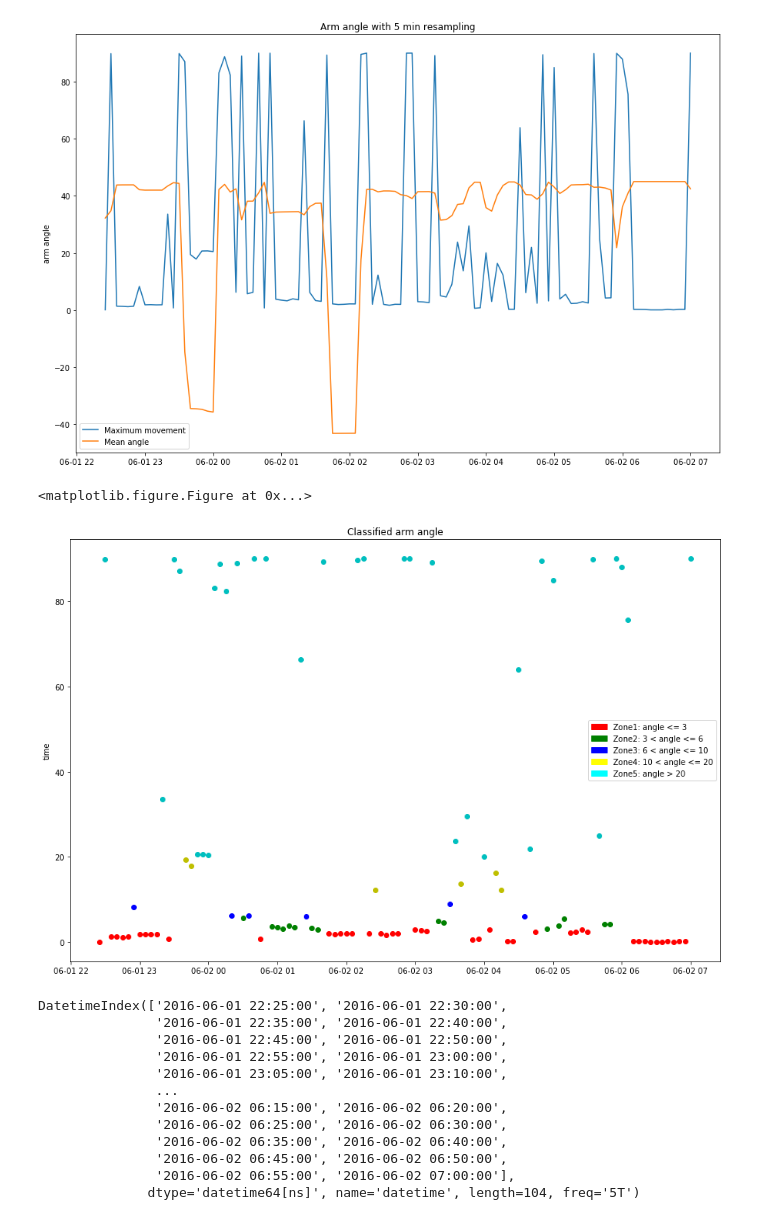
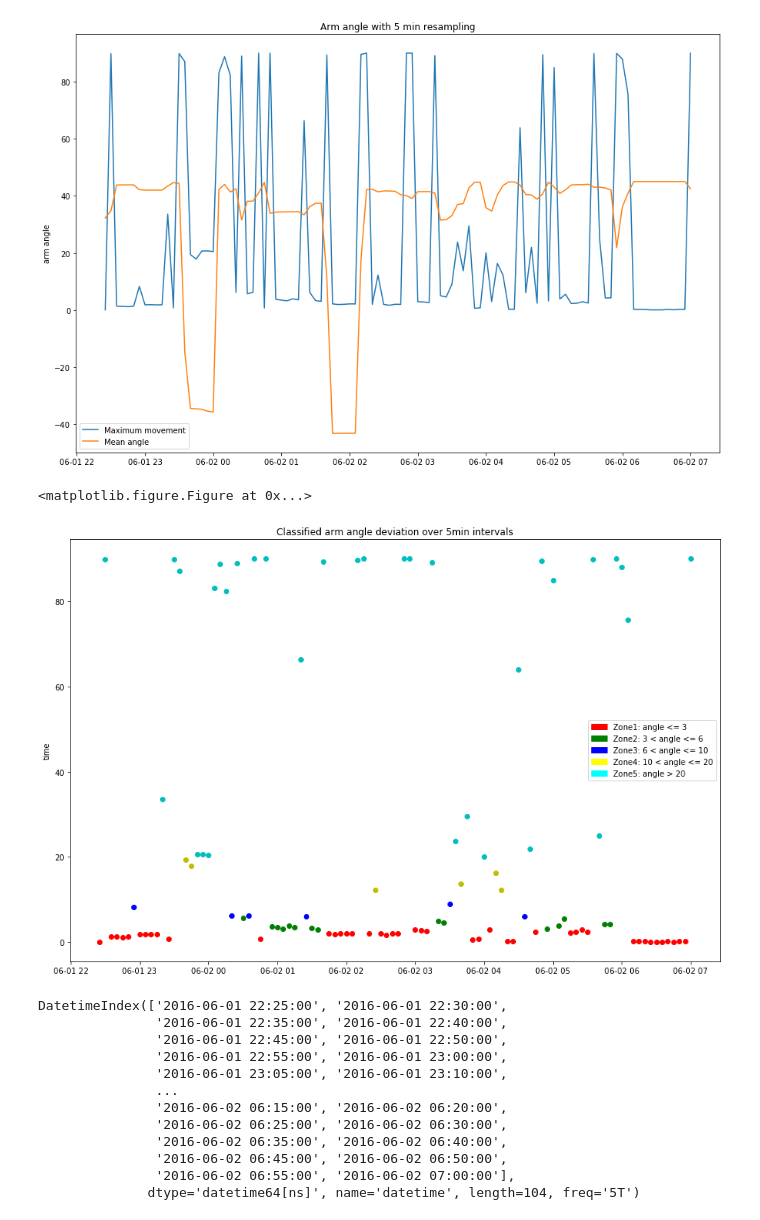
Before and after one commit to horken7/circadian-rhytm, a Jupyter notebook: analyseSphereData/analyse.ipynb, the cells around one changed output. Saved outputs shown, nothing was run; the diff lists cells and outputs as text; code cells hidden in the pictures.

```diff
--- a/analyseSphereData/analyse.ipynb
+++ b/analyseSphereData/analyse.ipynb
@@ -153,28 +177,28 @@ by implicitly taking the mean.  Use .resample(...).mean() instead
 # %%
 classification = []
 for ind, val in enumerate(deviation_5min.values):
     classification.append(classify(val))
 
 plt.figure(1)
 fig = plt.figure(figsize=(15,10))
 ax = fig.add_subplot(111)
-ax.set_title('Classified arm angle')
+ax.set_title('Classified arm angle deviation over 5min intervals')
 ax.set_ylabel('arm angle')
 ax.set_ylabel('time')
 colors = ['r','g','b','y','c']
 ind = deviation_5min.index
 for i, n in enumerate(deviation_5min):
     plt.plot(ind[i], n, 'o', c=colors[classification[i]])
 red_patch = mpatches.Patch(color='red', label='Zone1: angle <= 3')
 green_patch = mpatches.Patch(color='green', label='Zone2: 3 < angle <= 6')
 blue_patch = mpatches.Patch(color='blue', label='Zone3: 6 < angle <= 10')
 yellow_patch = mpatches.Patch(color='yellow', label='Zone4: 10 < angle <= 20')
 cyan_patch = mpatches.Patch(color='cyan', label='Zone5: angle > 20')
 plt.legend(handles=[red_patch, green_patch, blue_patch, yellow_patch ,cyan_patch])
 plt.legend()
 # %% [output]
 <matplotlib.figure.Figure at 0x...>
-[figure, old version]
+[figure, new version]
 # %%
 fig = plt.figure(figsize=(15,10))
 ax = fig.add_subplot(111)
```
Also changed, not shown: parts of 1 cell of this notebook, 1 other file.
